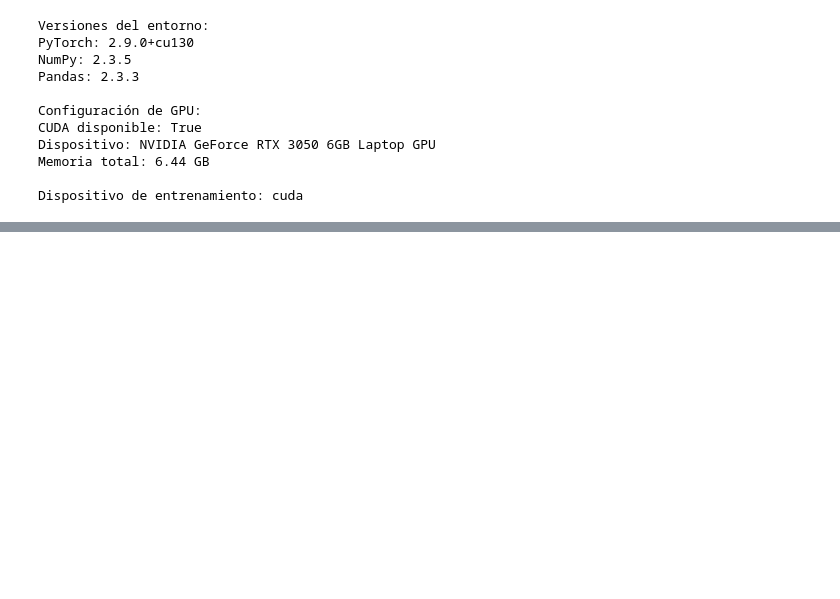
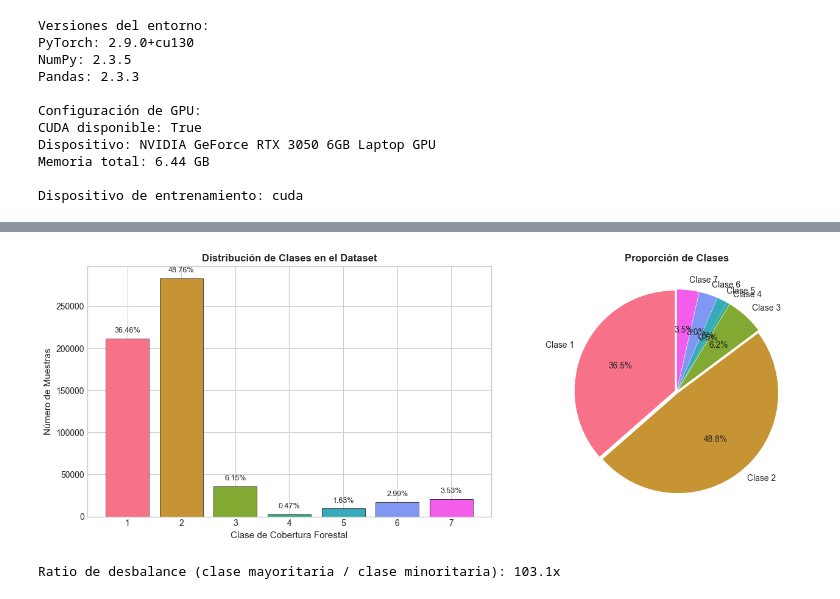
Before and after one commit to mauucrv/covertype-mlp-pytorch, a Jupyter notebook: notebooks/covertype_mlp_classification.ipynb, the cells around one changed output, grey strips where cells are left out. Cells and saved outputs as stored; diff of their text form; code cells hidden in the pictures; blank space fills up the shorter version.

Commit message:
Exploración inicial: carga de datos y análisis de distribución de clases

```diff
--- a/notebooks/covertype_mlp_classification.ipynb
+++ b/notebooks/covertype_mlp_classification.ipynb
@@ -73,0 +114,16 @@ Dispositivo de entrenamiento: cuda
+# %%
+# Información general del dataset
+print('Información del DataFrame:')
+print(f'Memoria utilizada: {X.memory_usage(deep=True).sum() / 1e6:.2f} MB')
+print(f'Valores nulos: {X.isnull().sum().sum()}')
+print(f'Tipos de datos únicos: {X.dtypes.nunique()}')
+
+# Nombres de las características
+feature_names = X.columns.tolist()
+print(f'\nCaracterísticas continuas (primeras 10):')
+for i, name in enumerate(feature_names[:10]):
+    print(f'{i+1}. {name}')
+
+print(f'\nCaracterísticas binarias:')
+print(f'Áreas silvestres: {feature_names[10:14]}')
+print(f'Tipos de suelo: {len(feature_names[14:])} variables (Soil_Type1 a Soil_Type40)')
@@ -73,0 +214,31 @@ Dispositivo de entrenamiento: cuda
+# %%
+# Visualización de la distribución de clases
+fig, axes = plt.subplots(1, 2, figsize=(14, 5))
+
+# Gráfico de barras
+colors = sns.color_palette('husl', n_colors=7)
+bars = axes[0].bar(class_counts.index, class_counts.values, color=colors, edgecolor='black', linewidth=0.5)
+axes[0].set_xlabel('Clase de Cobertura Forestal', fontsize=11)
+axes[0].set_ylabel('Número de Muestras', fontsize=11)
+axes[0].set_title('Distribución de Clases en el Dataset', fontsize=12, fontweight='bold')
+axes[0].set_xticks(range(1, 8))
+
+# Añadir etiquetas de porcentaje
+for bar, pct in zip(bars, class_percentages.values):
+    axes[0].text(bar.get_x() + bar.get_width()/2, bar.get_height() + 5000,
+                 f'{pct}%', ha='center', va='bottom', fontsize=9)
+
+# Gráfico de pastel
+axes[1].pie(class_counts.values, labels=[f'Clase {i}' for i in class_counts.index],
+            autopct='%1.1f%%', colors=colors, explode=[0.02]*7, startangle=90)
+axes[1].set_title('Proporción de Clases', fontsize=12, fontweight='bold')
+
+plt.tight_layout()
+plt.show()
+
+# Análisis del desbalance
+ratio = class_counts.max() / class_counts.min()
+print(f'\nRatio de desbalance (clase mayoritaria / clase minoritaria): {ratio:.1f}x')
+# %% [output]
+[figure, added]
+Ratio de desbalance (clase mayoritaria / clase minoritaria): 103.1x
```
Also changed, not shown: parts of 7 cells of this notebook.
